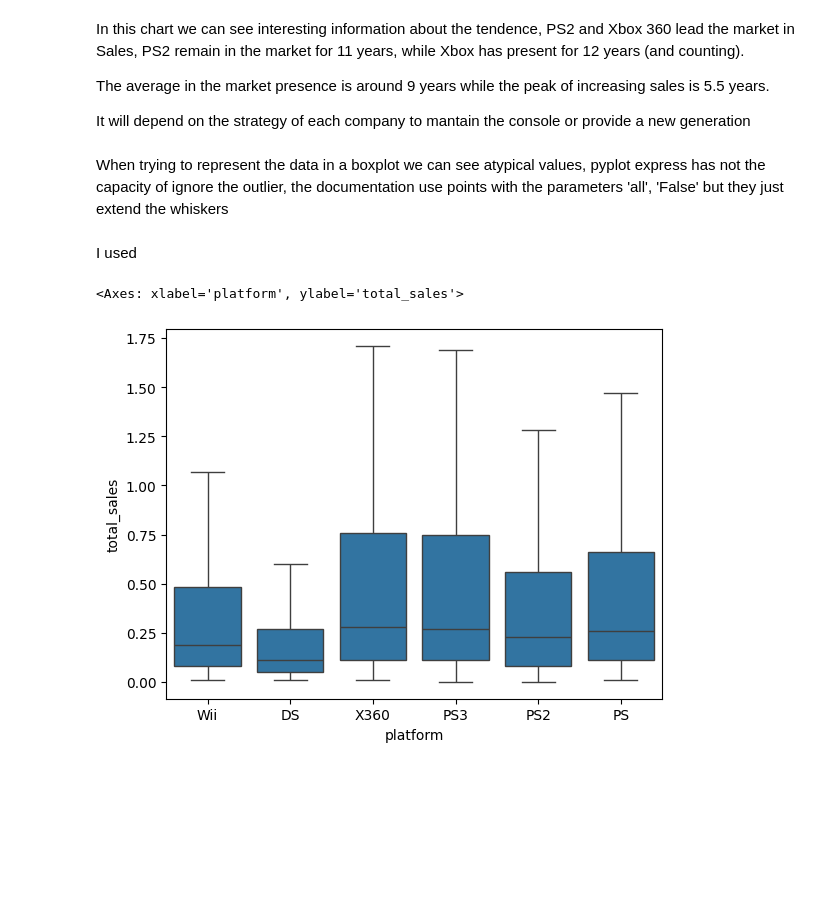
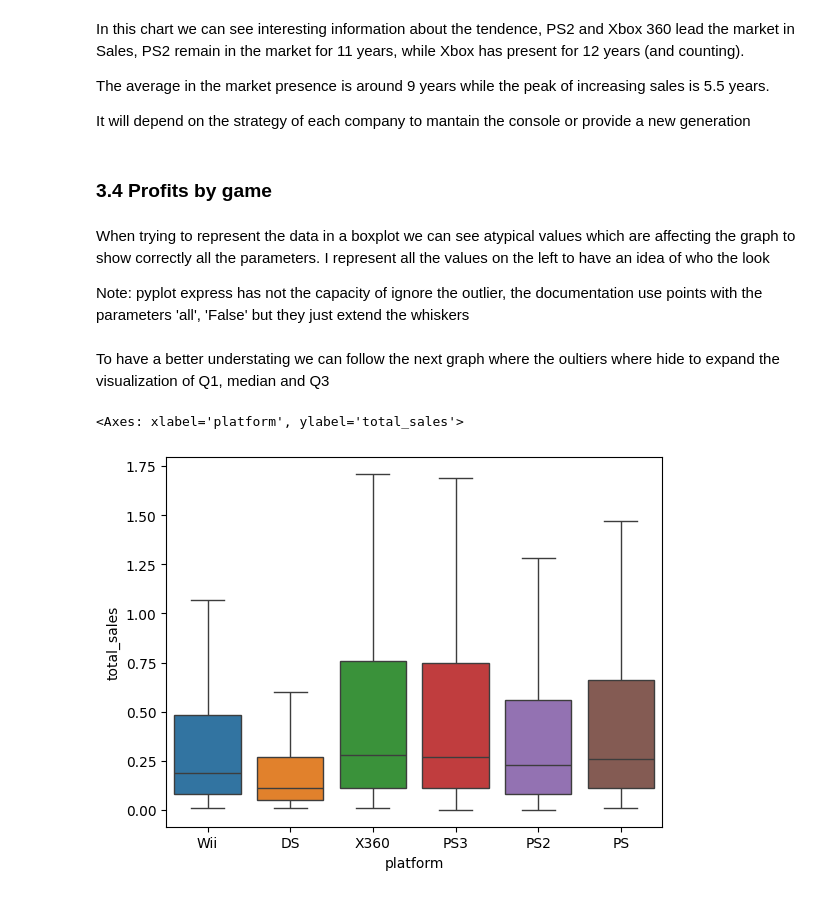
Before and after one commit to jmhrivera/project_6_ice_game_store, a Jupyter notebook: project6_analysis.ipynb, the cells around one changed output. Saved outputs shown, nothing was run; the diff lists cells and outputs as text; code cells hidden in the pictures; blank space fills up the shorter version.

```diff
--- a/project6_analysis.ipynb
+++ b/project6_analysis.ipynb
@@ -302,6 +304,10 @@ In this chart we can see interesting information about the tendence, PS2 and Xbo
 The average in the market presence is around 9 years while the peak of increasing sales is 5.5 years.
 
 It will depend on the strategy of each company to mantain the console or provide a new generation
+# %% [markdown]
+### 3.4 Profits by game
 # %% [markdown]
-When trying to represent the data in a boxplot we can see atypical values, pyplot express has not the capacity of ignore the outlier, the documentation use points with the parameters 'all', 'False' but they just extend the whiskers
+When trying to represent the data in a boxplot we can see atypical values which are affecting the graph to show correctly all the parameters. I represent all the values on the left to have an idea of who the look
+
+Note: pyplot express has not the capacity of ignore the outlier, the documentation use points with the parameters 'all', 'False' but they just extend the whiskers
 # %%
@@ -310,9 +316,9 @@ fig1 = px.box(top6_sales_df,'platform','total_sales', color="platform", points=F
 fig1
-# %% [markdown]
-I used
+# %% [markdown]
+To have a better understating we can follow the next graph where the oultiers where hide to expand the visualization of Q1, median and Q3
 # %%
 import seaborn as sns
-sns.boxplot(top6_sales_df,x='platform',y='total_sales', showfliers=False)
+sns.boxplot(top6_sales_df,x='platform',y='total_sales', showfliers=False, hue="platform")
 # %% [output]
 <Axes: xlabel='platform', ylabel='total_sales'>
-[figure, old version]
+[figure, new version]
```
Also changed, not shown: parts of 14 cells of this notebook.
